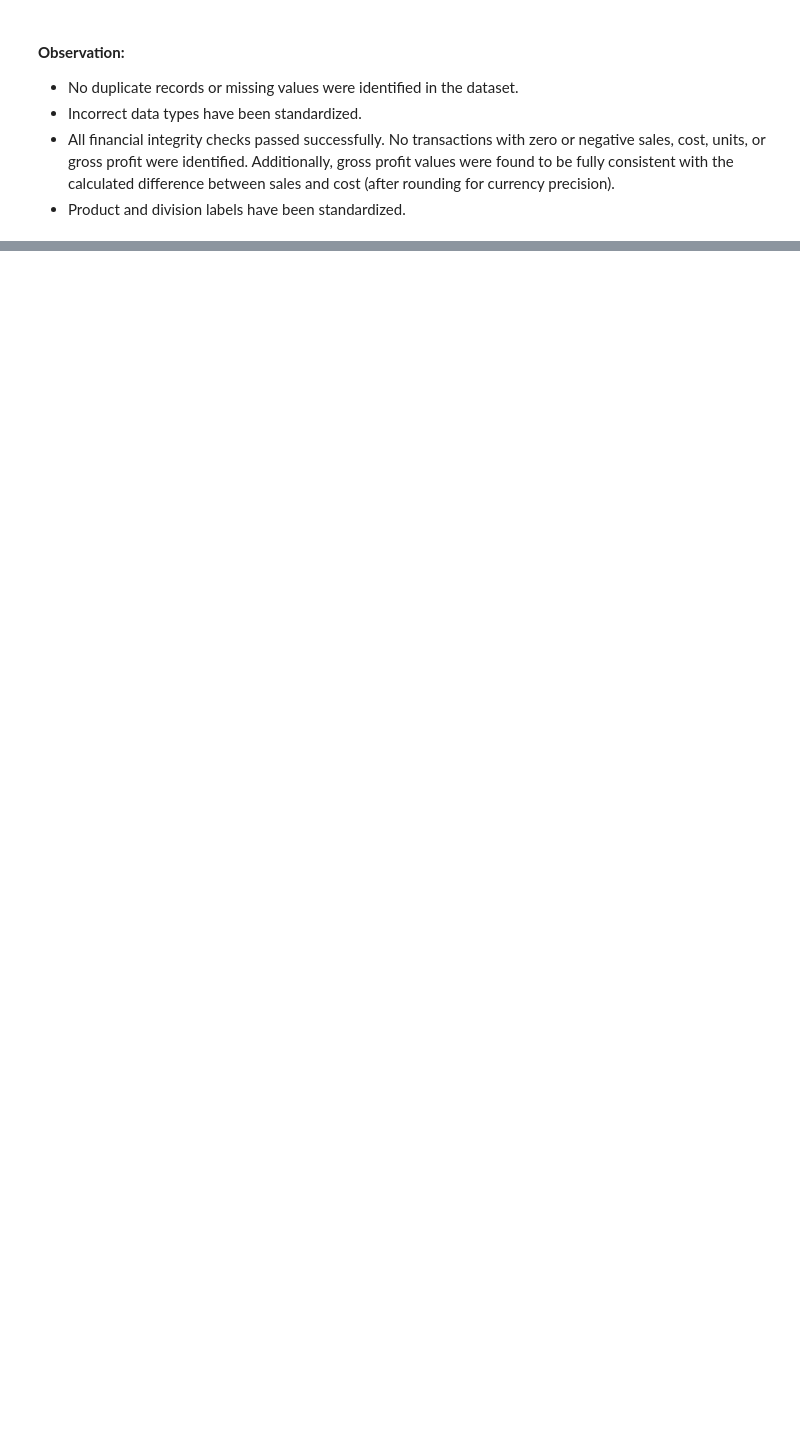
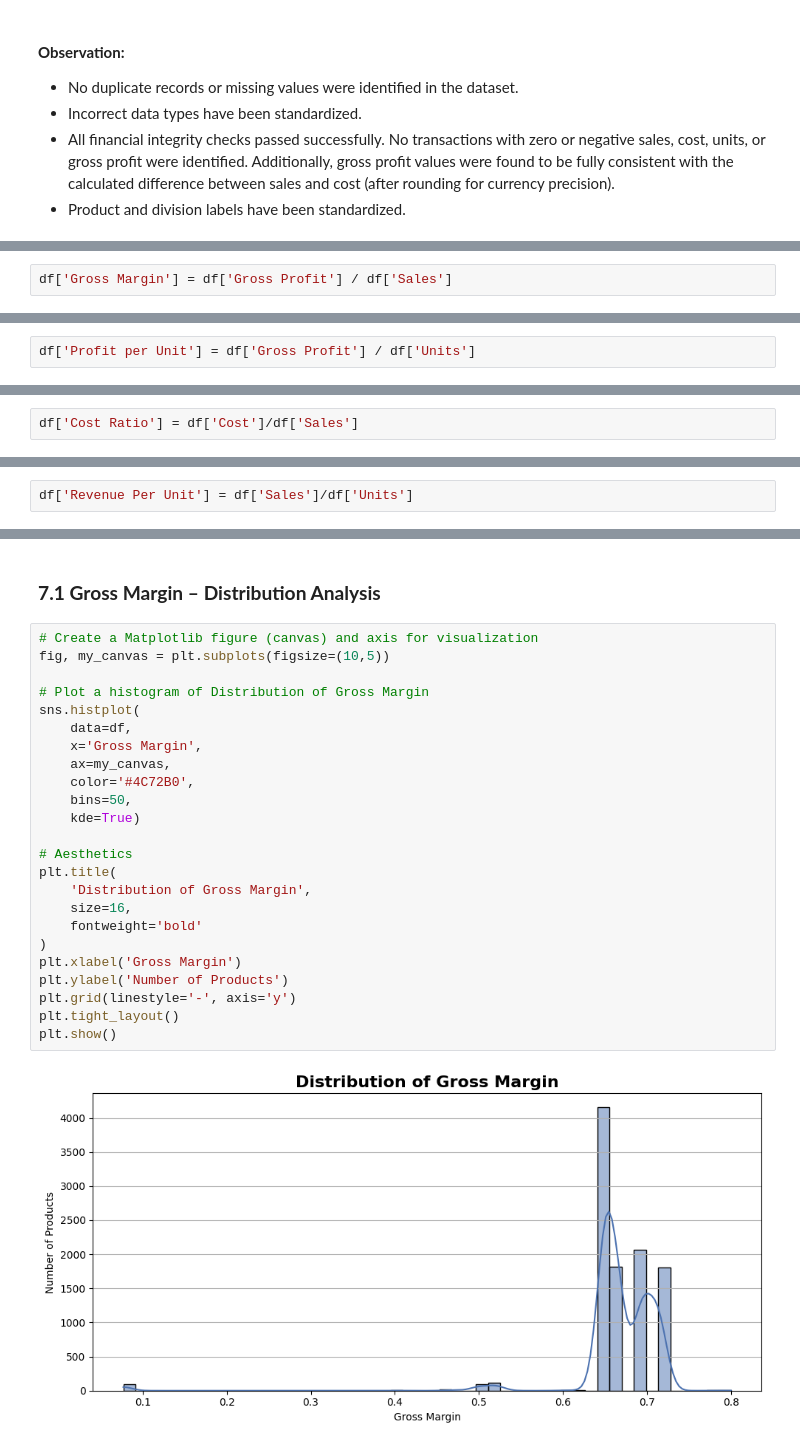
Before and after one commit to amrit1426/Unified_mentor_project, a Jupyter notebook: 20260125_Nassau_Candy_Distributor.ipynb, the cells around one changed output, grey strips where cells are left out. Saved outputs shown, nothing was run; the diff lists cells and outputs as text; blank space fills up the shorter version.

```diff
--- a/20260125_Nassau_Candy_Distributor.ipynb
+++ b/20260125_Nassau_Candy_Distributor.ipynb
@@ -248,0 +303,2 @@ Product Names: ['Wonka Bar - Milk Chocolate' 'Wonka Bar - Triple Dazzle Caramel'
+# %%
+df['Gross Margin'] = df['Gross Profit'] / df['Sales']
@@ -248,0 +309,2 @@ Product Names: ['Wonka Bar - Milk Chocolate' 'Wonka Bar - Triple Dazzle Caramel'
+# %%
+df['Profit per Unit'] = df['Gross Profit'] / df['Units']
@@ -248,0 +315,2 @@ Product Names: ['Wonka Bar - Milk Chocolate' 'Wonka Bar - Triple Dazzle Caramel'
+# %%
+df['Cost Ratio'] = df['Cost']/df['Sales']
@@ -248,0 +321,2 @@ Product Names: ['Wonka Bar - Milk Chocolate' 'Wonka Bar - Triple Dazzle Caramel'
+# %%
+df['Revenue Per Unit'] = df['Sales']/df['Units']
@@ -248,0 +325,28 @@ Product Names: ['Wonka Bar - Milk Chocolate' 'Wonka Bar - Triple Dazzle Caramel'
+# %% [markdown]
+### **7.1 Gross Margin – Distribution Analysis**
+# %%
+# Create a Matplotlib figure (canvas) and axis for visualization
+fig, my_canvas = plt.subplots(figsize=(10,5))
+
+# Plot a histogram of Distribution of Gross Margin
+sns.histplot(
+    data=df,
+    x='Gross Margin',
+    ax=my_canvas,
+    color='#4C72B0',
+    bins=50,
+    kde=True)
+
+# Aesthetics
+plt.title(
+    'Distribution of Gross Margin',
+    size=16,
+    fontweight='bold'
+)
+plt.xlabel('Gross Margin')
+plt.ylabel('Number of Products')
+plt.grid(linestyle='-', axis='y')
+plt.tight_layout()
+plt.show()
+# %% [output]
+[figure, added]
```
Also changed, not shown: parts of 34 cells of this notebook.
